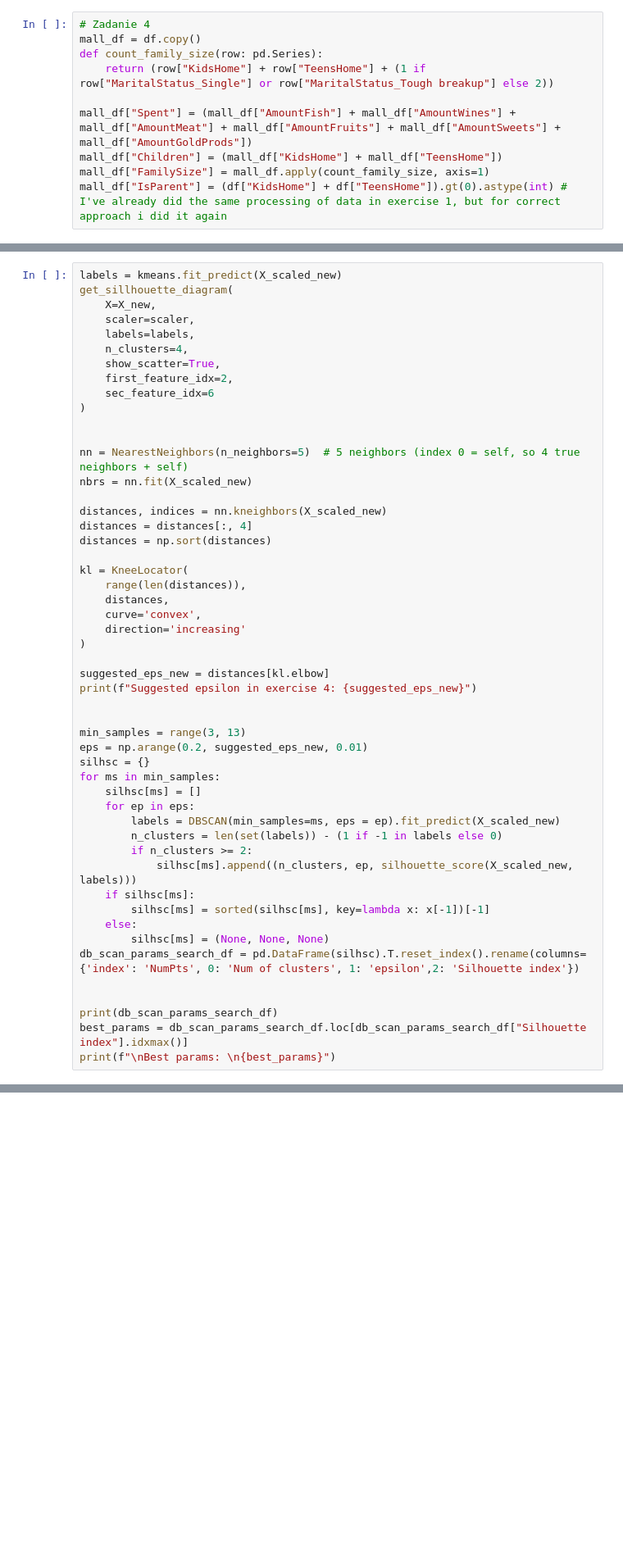
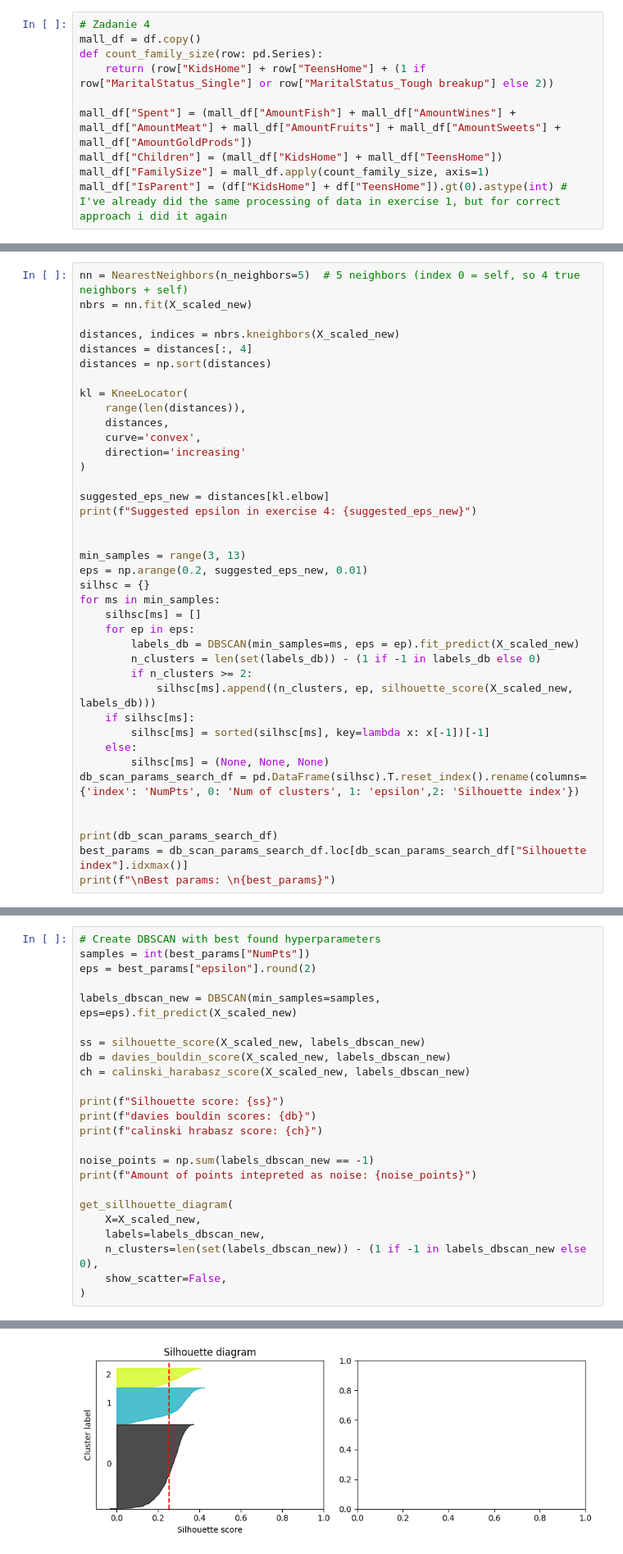
Before and after one commit to jancewicz/PJATK---Artificial-Intelligence-Postgraduate-Studies-, a Jupyter notebook: scikit-learn/pawel_jancewicz_pr7_2026/marketing_campaign/marketing_campaign.ipynb, the cells around one changed output, grey strips where cells are left out. Shown at 82% size. Saved outputs shown, nothing was run; the diff lists cells and outputs as text; blank space fills up the shorter version.

```diff
--- a/scikit-learn/pawel_jancewicz_pr7_2026/marketing_campaign/marketing_campaign.ipynb
+++ b/scikit-learn/pawel_jancewicz_pr7_2026/marketing_campaign/marketing_campaign.ipynb
@@ -624,20 +643,8 @@ plt.show()
 # %%
-labels = kmeans.fit_predict(X_scaled_new)
-get_sillhouette_diagram(
-    X=X_new,
-    scaler=scaler,
-    labels=labels,
-    n_clusters=4,
-    show_scatter=True,
-    first_feature_idx=2,
-    sec_feature_idx=6
-)
-
-
 nn = NearestNeighbors(n_neighbors=5)  # 5 neighbors (index 0 = self, so 4 true neighbors + self)
 nbrs = nn.fit(X_scaled_new)
 
-distances, indices = nn.kneighbors(X_scaled_new)
+distances, indices = nbrs.kneighbors(X_scaled_new)
 distances = distances[:, 4]
 distances = np.sort(distances)
 
@@ -658,10 +665,10 @@ silhsc = {}
 for ms in min_samples:
     silhsc[ms] = []
     for ep in eps:
-        labels = DBSCAN(min_samples=ms, eps = ep).fit_predict(X_scaled_new)
-        n_clusters = len(set(labels)) - (1 if -1 in labels else 0)
+        labels_db = DBSCAN(min_samples=ms, eps = ep).fit_predict(X_scaled_new)
+        n_clusters = len(set(labels_db)) - (1 if -1 in labels_db else 0)
         if n_clusters >= 2:
-            silhsc[ms].append((n_clusters, ep, silhouette_score(X_scaled_new, labels)))
+            silhsc[ms].append((n_clusters, ep, silhouette_score(X_scaled_new, labels_db)))
     if silhsc[ms]:
         silhsc[ms] = sorted(silhsc[ms], key=lambda x: x[-1])[-1]
     else:
@@ -695,0 +702,25 @@ Name: 6, dtype: float64
+# %%
+# Create DBSCAN with best found hyperparameters
+samples = int(best_params["NumPts"])
+eps = best_params["epsilon"].round(2)
+
+labels_dbscan_new = DBSCAN(min_samples=samples, eps=eps).fit_predict(X_scaled_new)
+
+ss = silhouette_score(X_scaled_new, labels_dbscan_new)
+db = davies_bouldin_score(X_scaled_new, labels_dbscan_new)
+ch = calinski_harabasz_score(X_scaled_new, labels_dbscan_new)
+
+print(f"Silhouette score: {ss}")
+print(f"davies bouldin scores: {db}")
+print(f"calinski hrabasz score: {ch}")
+
+noise_points = np.sum(labels_dbscan_new == -1)
+print(f"Amount of points intepreted as noise: {noise_points}")
+
+get_sillhouette_diagram(
+    X=X_scaled_new,
+    labels=labels_dbscan_new,
+    n_clusters=len(set(labels_dbscan_new)) - (1 if -1 in labels_dbscan_new else 0),
+    show_scatter=False,
+)
+# %% [output]
@@ -695,0 +731 @@ Name: 6, dtype: float64
+[figure, added]
```
Also changed, not shown: parts of 20 cells of this notebook.
